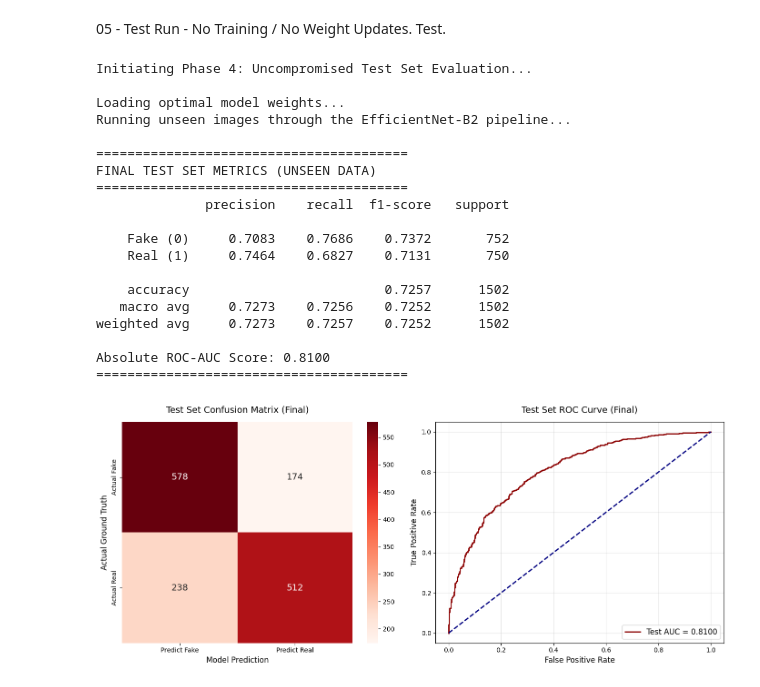
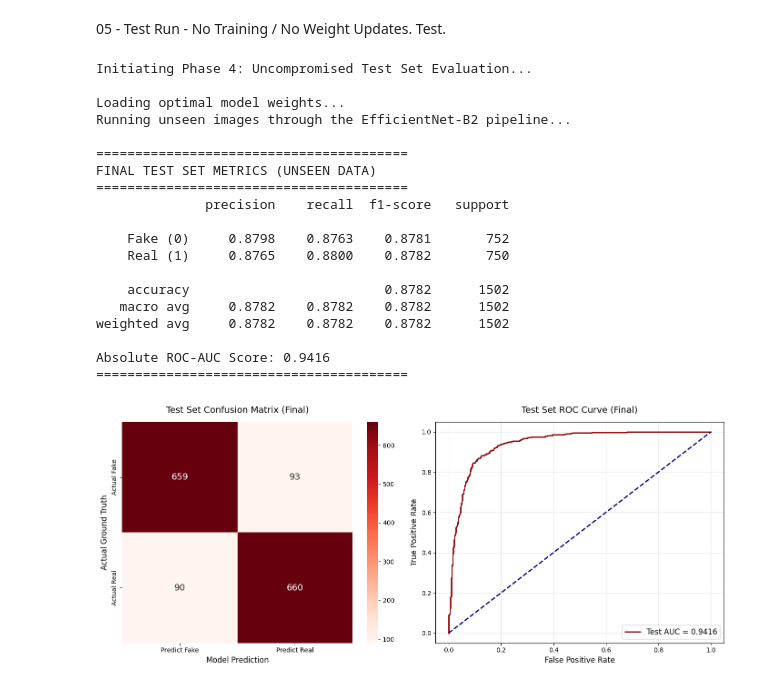
Before and after one commit to thinothw/DFDS-Final-Project, a Jupyter notebook: Phase_02_Sandbox_Training.ipynb, the cells around one changed output. Drawn from its saved outputs; the diff is of its cells as text; code cells hidden in the pictures.

```diff
--- a/Phase_02_Sandbox_Training.ipynb
+++ b/Phase_02_Sandbox_Training.ipynb
@@ -392,14 +495,14 @@ import seaborn as sns
 
 print("Initiating Phase 4: Uncompromised Test Set Evaluation...\n")
 
-# 1. Load the best saved weights
-weight_path = 'best_b2_sandbox.pth'
+# 1. Load the best saved weights (Updated for full State Dictionary)
+weight_path = '/content/best_b2_sandbox_finetuned.pth'
 if not os.path.exists(weight_path):
     raise FileNotFoundError(f"CRITICAL: Could not find {weight_path}. Did the training cell save it?")
 
 print("Loading optimal model weights...")
-state_dict = torch.load(weight_path, map_location=device)
-model.load_state_dict(state_dict)
+checkpoint = torch.load(weight_path, map_location=device, weights_only=False)
+model.load_state_dict(checkpoint['model_state_dict'])
 model.to(device)
 model.eval()
 
@@ -486,37 +589,37 @@ if test_auc is not None:
     fpr, tpr, _ = roc_curve(test_trues, test_probs)
     axes[1].plot(fpr, tpr, color='darkred', lw=2, label=f'Test AUC = {test_auc:.4f}')
     axes[1].plot([0, 1], [0, 1], color='navy', lw=2, linestyle='--')
     axes[1].set_xlabel('False Positive Rate', fontsize=12)
     axes[1].set_ylabel('True Positive Rate', fontsize=12)
     axes[1].set_title('Test Set ROC Curve (Final)', fontsize=14, pad=15)
     axes[1].legend(loc="lower right", fontsize=12)
     axes[1].grid(True, alpha=0.3)
 else:
     axes[1].text(0.5, 0.5, 'ROC curve unavailable\n(only one class in test set)',
                  ha='center', va='center', fontsize=12)
     axes[1].set_title('Test Set ROC Curve (Final)', fontsize=14, pad=15)
     axes[1].axis('off')
 
 plt.tight_layout()
 plt.show()
 # %% [output]
 Initiating Phase 4: Uncompromised Test Set Evaluation...
 
 Loading optimal model weights...
 Running unseen images through the EfficientNet-B2 pipeline...
 
 ========================================
 FINAL TEST SET METRICS (UNSEEN DATA)
 ========================================
               precision    recall  f1-score   support
 
-    Fake (0)     0.7083    0.7686    0.7372       752
-    Real (1)     0.7464    0.6827    0.7131       750
+    Fake (0)     0.8798    0.8763    0.8781       752
+    Real (1)     0.8765    0.8800    0.8782       750
 
-    accuracy                         0.7257      1502
-   macro avg     0.7273    0.7256    0.7252      1502
-weighted avg     0.7273    0.7257    0.7252      1502
+    accuracy                         0.8782      1502
+   macro avg     0.8782    0.8782    0.8782      1502
+weighted avg     0.8782    0.8782    0.8782      1502
 
-Absolute ROC-AUC Score: 0.8100
+Absolute ROC-AUC Score: 0.9416
 ========================================
-[figure, old version]
+[figure, new version]
```
Also changed, not shown: parts of 3 cells of this notebook.
